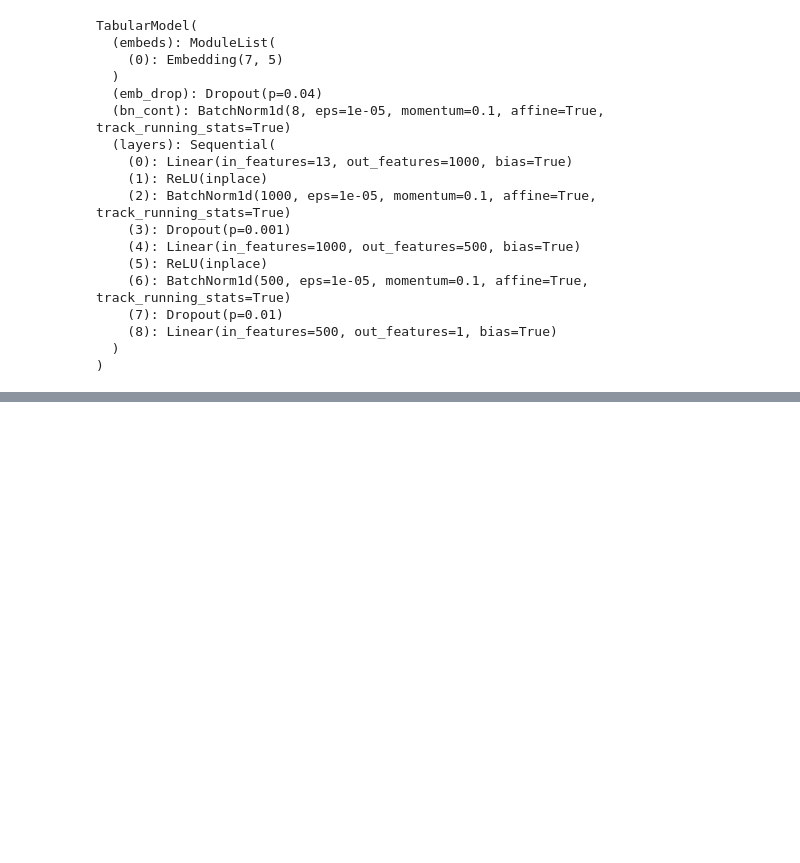
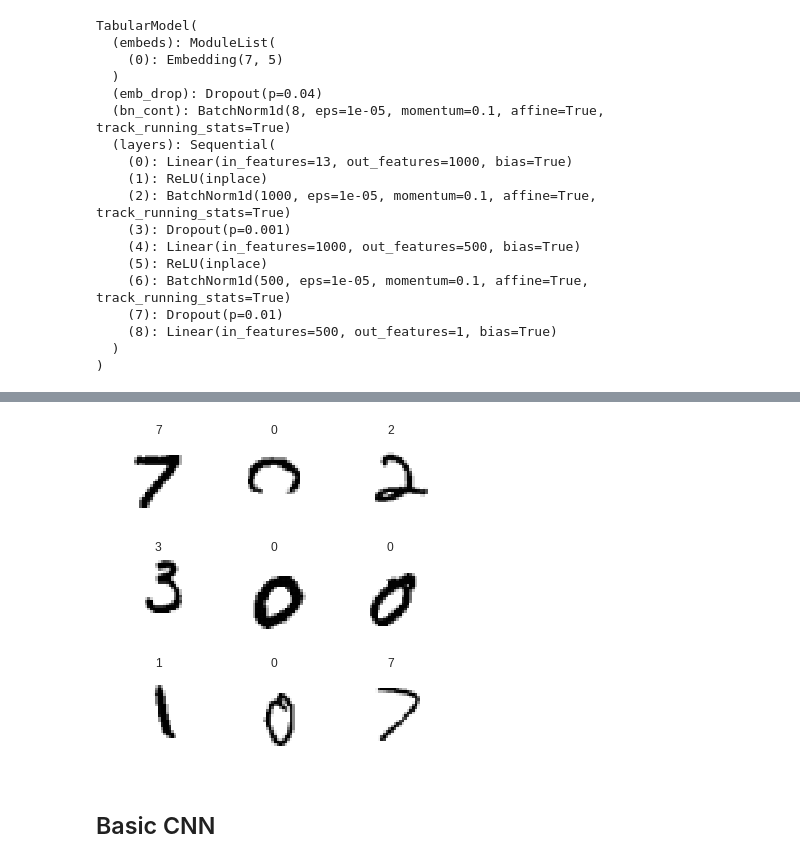
Before and after one commit to tcapelle/python_ines, a Jupyter notebook: California_housing.ipynb, the cells around one changed output, grey strips where cells are left out. Drawn from its saved outputs; the diff is of its cells as text; code cells hidden in the pictures; blank space fills up the shorter version.

```diff
--- a/California_housing.ipynb
+++ b/California_housing.ipynb
@@ -118,0 +271,6 @@ learn.recorder.plot_losses(last=-1)
+# %%
+data.show_batch(rows=3, figsize=(5,5))
+# %% [output]
+[figure, added]
+# %% [markdown]
+## Basic CNN
```
Also changed, not shown: parts of 56 cells of this notebook.
